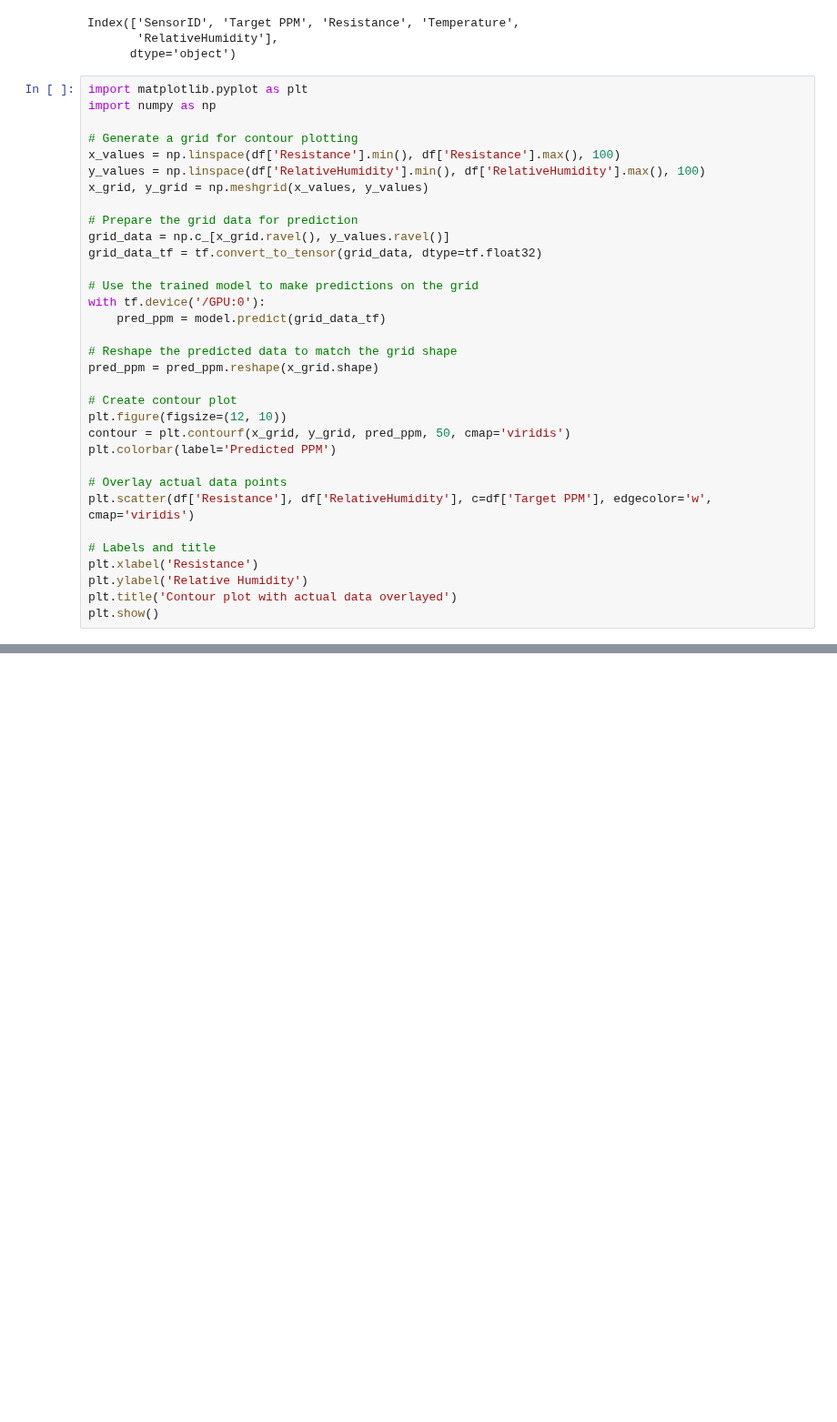
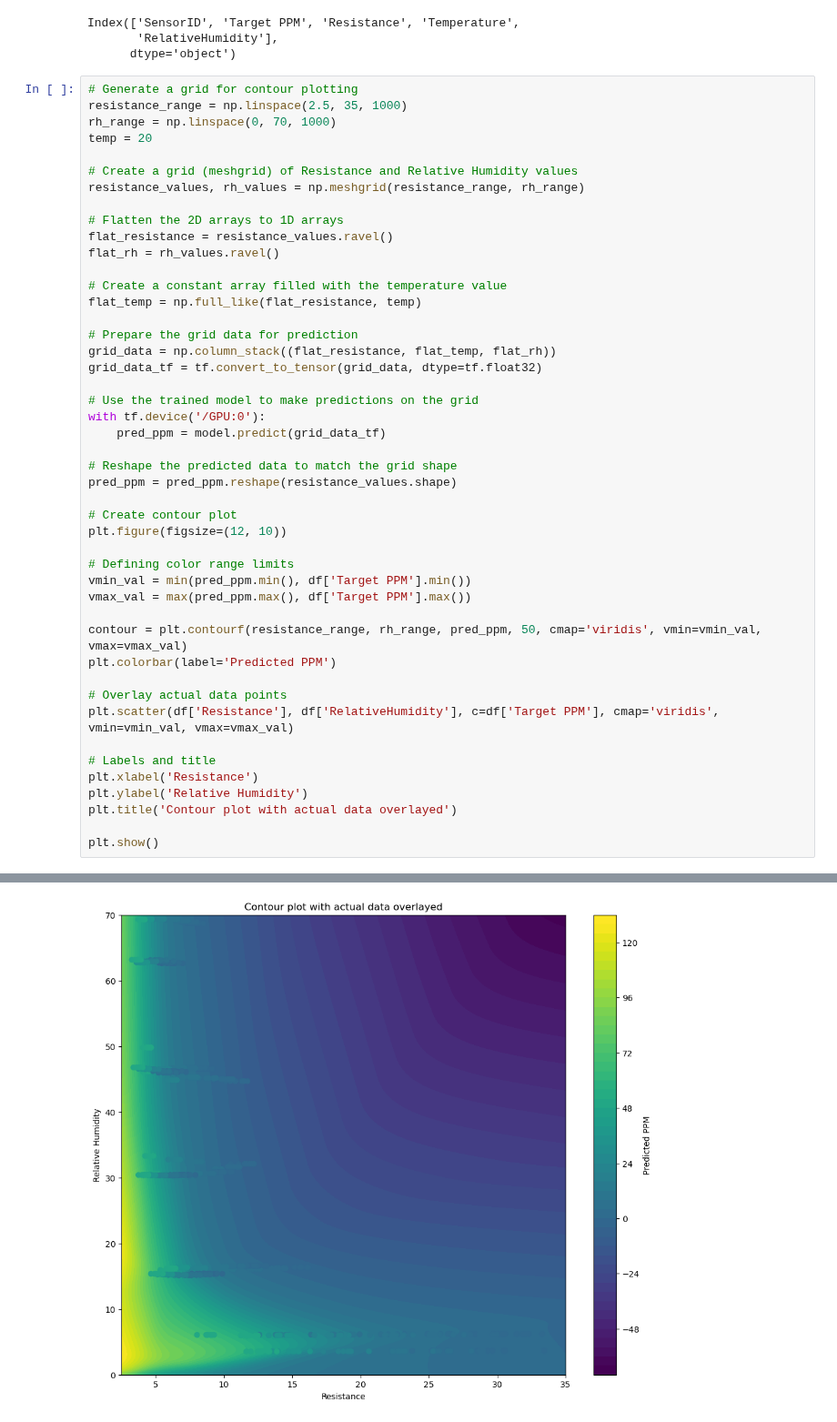
Before and after one commit to Coopsims/MethaneDataScience, a Jupyter notebook: Ben's Analysis/Neural Network Optimization.ipynb, the cells around one changed output, grey strips where cells are left out. Shown at 91% size. Saved outputs shown, nothing was run; the diff lists cells and outputs as text; blank space fills up the shorter version.

```diff
--- a/Ben's Analysis/Neural Network Optimization.ipynb
+++ b/Ben's Analysis/Neural Network Optimization.ipynb
@@ -327,16 +387,23 @@ Index(['SensorID', 'Target PPM', 'Resistance', 'Temperature',
        'RelativeHumidity'],
       dtype='object')
 # %%
-import matplotlib.pyplot as plt
-import numpy as np
+# Generate a grid for contour plotting
+resistance_range = np.linspace(2.5, 35, 1000)
+rh_range = np.linspace(0, 70, 1000)
+temp = 20
 
-# Generate a grid for contour plotting
-x_values = np.linspace(df['Resistance'].min(), df['Resistance'].max(), 100)
-y_values = np.linspace(df['RelativeHumidity'].min(), df['RelativeHumidity'].max(), 100)
-x_grid, y_grid = np.meshgrid(x_values, y_values)
+# Create a grid (meshgrid) of Resistance and Relative Humidity values
+resistance_values, rh_values = np.meshgrid(resistance_range, rh_range)
+
+# Flatten the 2D arrays to 1D arrays
+flat_resistance = resistance_values.ravel()
+flat_rh = rh_values.ravel()
+
+# Create a constant array filled with the temperature value
+flat_temp = np.full_like(flat_resistance, temp)
 
 # Prepare the grid data for prediction
-grid_data = np.c_[x_grid.ravel(), y_values.ravel()]
+grid_data = np.column_stack((flat_resistance, flat_temp, flat_rh))
 grid_data_tf = tf.convert_to_tensor(grid_data, dtype=tf.float32)
 
 # Use the trained model to make predictions on the grid
@@ -344,19 +411,25 @@ with tf.device('/GPU:0'):
     pred_ppm = model.predict(grid_data_tf)
 
 # Reshape the predicted data to match the grid shape
-pred_ppm = pred_ppm.reshape(x_grid.shape)
+pred_ppm = pred_ppm.reshape(resistance_values.shape)
 
 # Create contour plot
 plt.figure(figsize=(12, 10))
-contour = plt.contourf(x_grid, y_grid, pred_ppm, 50, cmap='viridis')
+
+# Defining color range limits
+vmin_val = min(pred_ppm.min(), df['Target PPM'].min())
+vmax_val = max(pred_ppm.max(), df['Target PPM'].max())
+
+contour = plt.contourf(resistance_range, rh_range, pred_ppm, 50, cmap='viridis', vmin=vmin_val, vmax=vmax_val)
 plt.colorbar(label='Predicted PPM')
 
 # Overlay actual data points
-plt.scatter(df['Resistance'], df['RelativeHumidity'], c=df['Target PPM'], edgecolor='w', cmap='viridis')
+plt.scatter(df['Resistance'], df['RelativeHumidity'], c=df['Target PPM'], cmap='viridis', vmin=vmin_val, vmax=vmax_val)
 
 # Labels and title
 plt.xlabel('Resistance')
 plt.ylabel('Relative Humidity')
 plt.title('Contour plot with actual data overlayed')
+
 plt.show()
 # %% [output]
@@ -363,0 +437 @@ ValueError: all the input array dimensions for the concatenation axis must match
+[figure, added]
```
Also changed, not shown: parts of 8 cells of this notebook, 2 other files.
